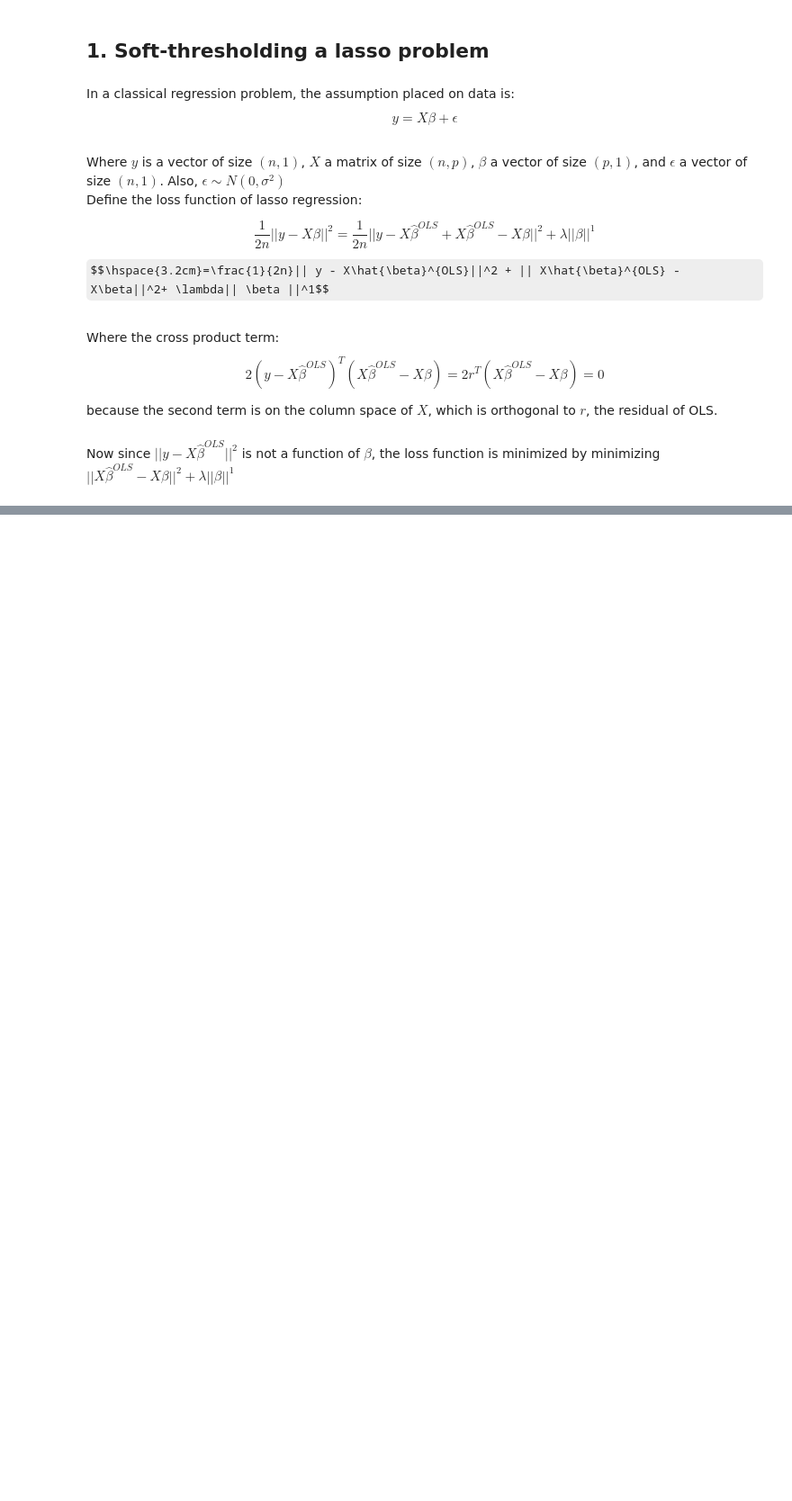
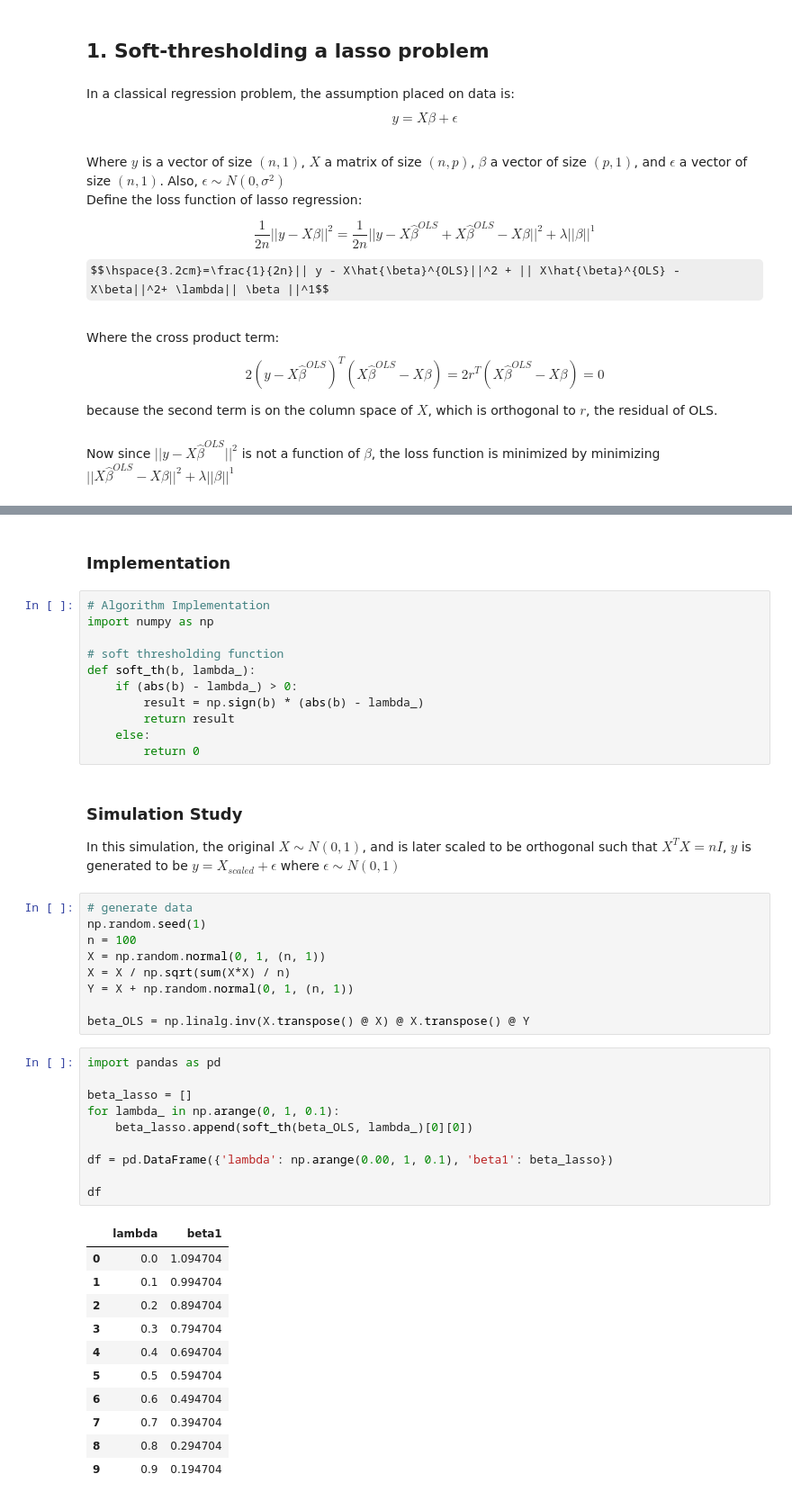
Before and after one commit to TheKermitFrog/Topics_in_Machine_Learning, a Jupyter notebook: Coordinate Descent for Lasso Regression.ipynb, the cells around one changed output, grey strips where cells are left out. Shown at 90% size. Drawn from its saved outputs; the diff is of its cells as text; some formulas as TeX source; blank space fills up the shorter version.

```diff
--- a/Coordinate Descent for Lasso Regression.ipynb
+++ b/Coordinate Descent for Lasso Regression.ipynb
@@ -46,0 +48,48 @@ $$\hat{\beta_{j}^{lasso}}=(sign\hspace{0.1cm}\hat{\beta_{jOLS}})(|\hat{\beta_{jO
+# %% [markdown]
+### Implementation
+# %%
+# Algorithm Implementation
+import numpy as np
+
+# soft thresholding function
+def soft_th(b, lambda_):
+    if (abs(b) - lambda_) > 0:
+        result = np.sign(b) * (abs(b) - lambda_)
+        return result
+    else:
+        return 0
+# %% [markdown]
+### Simulation Study
+
+In this simulation, the original $X \sim N(0, 1)$, and is later scaled to be orthogonal such that $X^{T}X = nI$, $y$ is generated to be $y = X_{scaled} + \epsilon$ where $\epsilon \sim N(0, 1)$
+# %%
+# generate data
+np.random.seed(1)
+n = 100
+X = np.random.normal(0, 1, (n, 1))
+X = X / np.sqrt(sum(X*X) / n)
+Y = X + np.random.normal(0, 1, (n, 1))
+
+beta_OLS = np.linalg.inv(X.transpose() @ X) @ X.transpose() @ Y
+# %%
+import pandas as pd
+
+beta_lasso = []
+for lambda_ in np.arange(0, 1, 0.1):
+    beta_lasso.append(soft_th(beta_OLS, lambda_)[0][0])
+
+df = pd.DataFrame({'lambda': np.arange(0.00, 1, 0.1), 'beta1': beta_lasso})
+
+df
+# %% [output]
+|  | lambda | beta1 |
+| 0 | 0.0 | 1.094704 |
+| 1 | 0.1 | 0.994704 |
+| 2 | 0.2 | 0.894704 |
+| 3 | 0.3 | 0.794704 |
+| 4 | 0.4 | 0.694704 |
+| 5 | 0.5 | 0.594704 |
+| 6 | 0.6 | 0.494704 |
+| 7 | 0.7 | 0.394704 |
+| 8 | 0.8 | 0.294704 |
+| 9 | 0.9 | 0.194704 |
```
Also changed, not shown: parts of 26 cells of this notebook.
